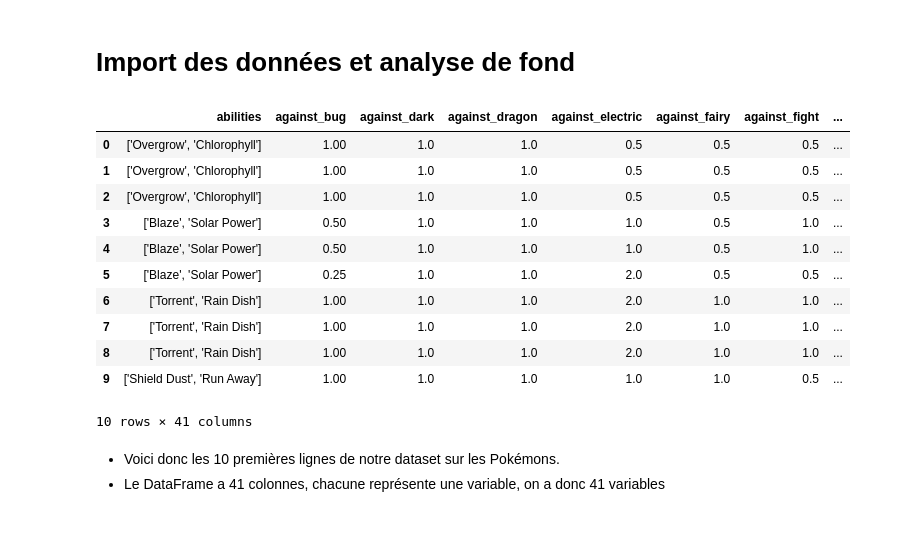
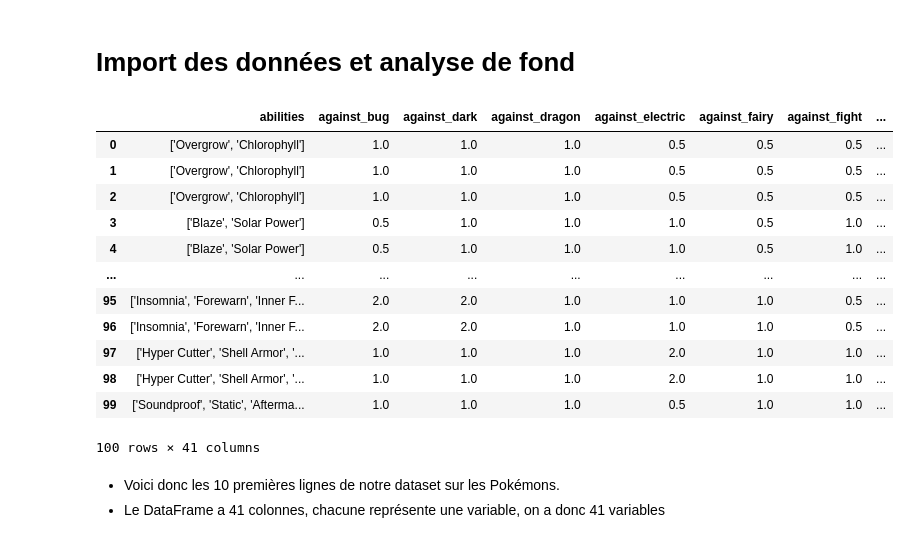
Before and after one commit to Wallblue/pokemons-stats, a Jupyter notebook: pokemon-stats.ipynb, the cells around one changed output. Drawn from its saved outputs; the diff is of its cells as text; code cells hidden in the pictures.

```diff
--- a/pokemon-stats.ipynb
+++ b/pokemon-stats.ipynb
@@ -12,20 +14,21 @@ import ast
 # Import des données et analyse de fond
 # %%
 dataFile = pd.read_csv("data.csv")
-dataFile.head(10)
+dataFile.head(100)
 # %% [output]
 |  | abilities | against_bug | against_dark | against_dragon | against_electric | against_fairy | against_fight | ... |
-| 0 | ['Overgrow', 'Chlorophyll'] | 1.00 | 1.0 | 1.0 | 0.5 | 0.5 | 0.5 | ... |
-| 1 | ['Overgrow', 'Chlorophyll'] | 1.00 | 1.0 | 1.0 | 0.5 | 0.5 | 0.5 | ... |
-| 2 | ['Overgrow', 'Chlorophyll'] | 1.00 | 1.0 | 1.0 | 0.5 | 0.5 | 0.5 | ... |
-| 3 | ['Blaze', 'Solar Power'] | 0.50 | 1.0 | 1.0 | 1.0 | 0.5 | 1.0 | ... |
-| 4 | ['Blaze', 'Solar Power'] | 0.50 | 1.0 | 1.0 | 1.0 | 0.5 | 1.0 | ... |
-| 5 | ['Blaze', 'Solar Power'] | 0.25 | 1.0 | 1.0 | 2.0 | 0.5 | 0.5 | ... |
-| 6 | ['Torrent', 'Rain Dish'] | 1.00 | 1.0 | 1.0 | 2.0 | 1.0 | 1.0 | ... |
-| 7 | ['Torrent', 'Rain Dish'] | 1.00 | 1.0 | 1.0 | 2.0 | 1.0 | 1.0 | ... |
-| 8 | ['Torrent', 'Rain Dish'] | 1.00 | 1.0 | 1.0 | 2.0 | 1.0 | 1.0 | ... |
-| 9 | ['Shield Dust', 'Run Away'] | 1.00 | 1.0 | 1.0 | 1.0 | 1.0 | 0.5 | ... |
+| 0 | ['Overgrow', 'Chlorophyll'] | 1.0 | 1.0 | 1.0 | 0.5 | 0.5 | 0.5 | ... |
+| 1 | ['Overgrow', 'Chlorophyll'] | 1.0 | 1.0 | 1.0 | 0.5 | 0.5 | 0.5 | ... |
+| 2 | ['Overgrow', 'Chlorophyll'] | 1.0 | 1.0 | 1.0 | 0.5 | 0.5 | 0.5 | ... |
+| 3 | ['Blaze', 'Solar Power'] | 0.5 | 1.0 | 1.0 | 1.0 | 0.5 | 1.0 | ... |
+| 4 | ['Blaze', 'Solar Power'] | 0.5 | 1.0 | 1.0 | 1.0 | 0.5 | 1.0 | ... |
+| ... | ... | ... | ... | ... | ... | ... | ... | ... |
+| 95 | ['Insomnia', 'Forewarn', 'Inner F... | 2.0 | 2.0 | 1.0 | 1.0 | 1.0 | 0.5 | ... |
+| 96 | ['Insomnia', 'Forewarn', 'Inner F... | 2.0 | 2.0 | 1.0 | 1.0 | 1.0 | 0.5 | ... |
+| 97 | ['Hyper Cutter', 'Shell Armor', '... | 1.0 | 1.0 | 1.0 | 2.0 | 1.0 | 1.0 | ... |
+| 98 | ['Hyper Cutter', 'Shell Armor', '... | 1.0 | 1.0 | 1.0 | 2.0 | 1.0 | 1.0 | ... |
+| 99 | ['Soundproof', 'Static', 'Afterma... | 1.0 | 1.0 | 1.0 | 0.5 | 1.0 | 1.0 | ... |
-10 rows × 41 columns
+100 rows × 41 columns
 # %% [markdown]
 - Voici donc les 10 premières lignes de notre dataset sur les Pokémons.
 - Le DataFrame a 41 colonnes, chacune représente une variable, on a donc 41 variables
```
Also changed, not shown: parts of 5 cells of this notebook.
